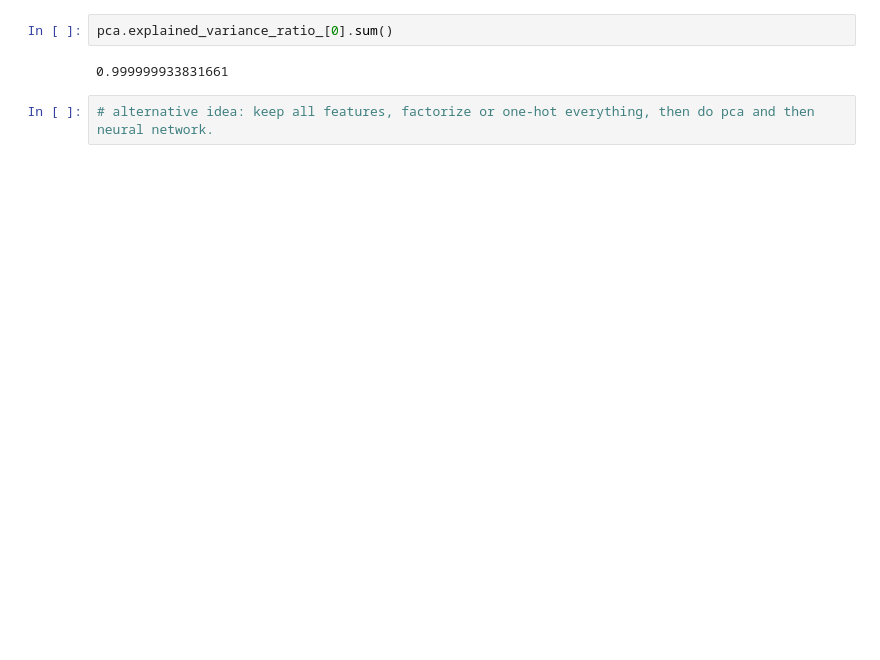
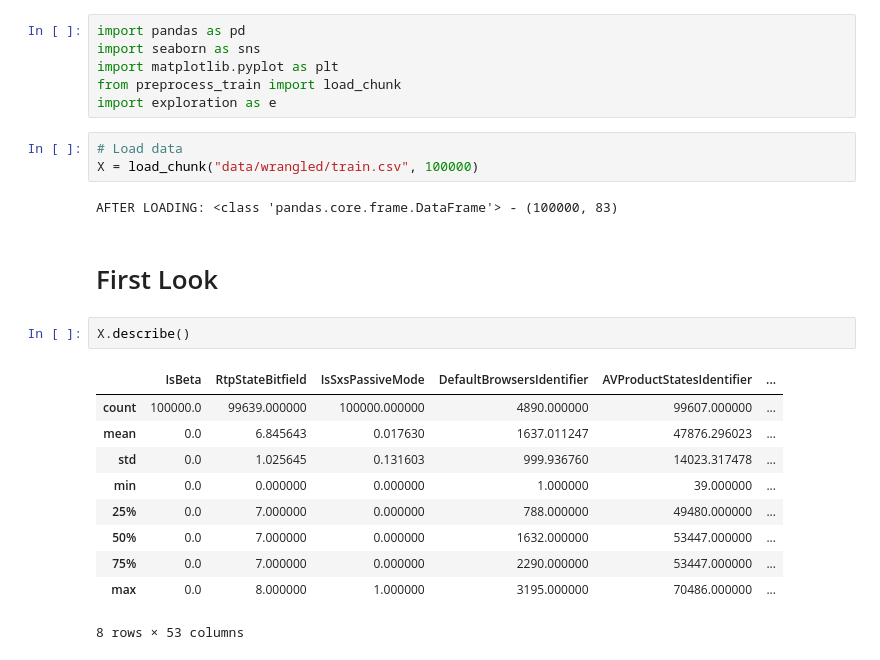
Before and after one commit to mathee/classification, a Jupyter notebook: explore.ipynb, the cells around one changed output. Drawn from its saved outputs; the diff is of its cells as text; blank space fills up the shorter version.

Commit message:
extended exploration

```diff
--- a/explore.ipynb
+++ b/explore.ipynb
@@ -233,6 +1,26 @@ array([9.99999934e-01, 5.66300216e-08, 7.23682682e-09, 1.43511942e-09,
-# %%
-pca.explained_variance_ratio_[0].sum()
-# %% [output]
-0.999999933831661
-# %%
-# alternative idea: keep all features, factorize or one-hot everything, then do pca and then neural network.
+# %%
+import pandas as pd
+import seaborn as sns
+import matplotlib.pyplot as plt
+from preprocess_train import load_chunk
+import exploration as e
+# %%
+# Load data
+X = load_chunk("data/wrangled/train.csv", 100000)
+# %% [output]
+AFTER LOADING: <class 'pandas.core.frame.DataFrame'> - (100000, 83)
+# %% [markdown]
+# First Look
+# %%
+X.describe()
+# %% [output]
+|  | IsBeta | RtpStateBitfield | IsSxsPassiveMode | DefaultBrowsersIdentifier | AVProductStatesIdentifier | ... |
+| count | 100000.0 | 99639.000000 | 100000.000000 | 4890.000000 | 99607.000000 | ... |
+| mean | 0.0 | 6.845643 | 0.017630 | 1637.011247 | 47876.296023 | ... |
+| std | 0.0 | 1.025645 | 0.131603 | 999.936760 | 14023.317478 | ... |
+| min | 0.0 | 0.000000 | 0.000000 | 1.000000 | 39.000000 | ... |
+| 25% | 0.0 | 7.000000 | 0.000000 | 788.000000 | 49480.000000 | ... |
+| 50% | 0.0 | 7.000000 | 0.000000 | 1632.000000 | 53447.000000 | ... |
+| 75% | 0.0 | 7.000000 | 0.000000 | 2290.000000 | 53447.000000 | ... |
+| max | 0.0 | 8.000000 | 1.000000 | 3195.000000 | 70486.000000 | ... |
+8 rows × 53 columns
```
Also changed, not shown: parts of 45 cells of this notebook, 2 other files.
